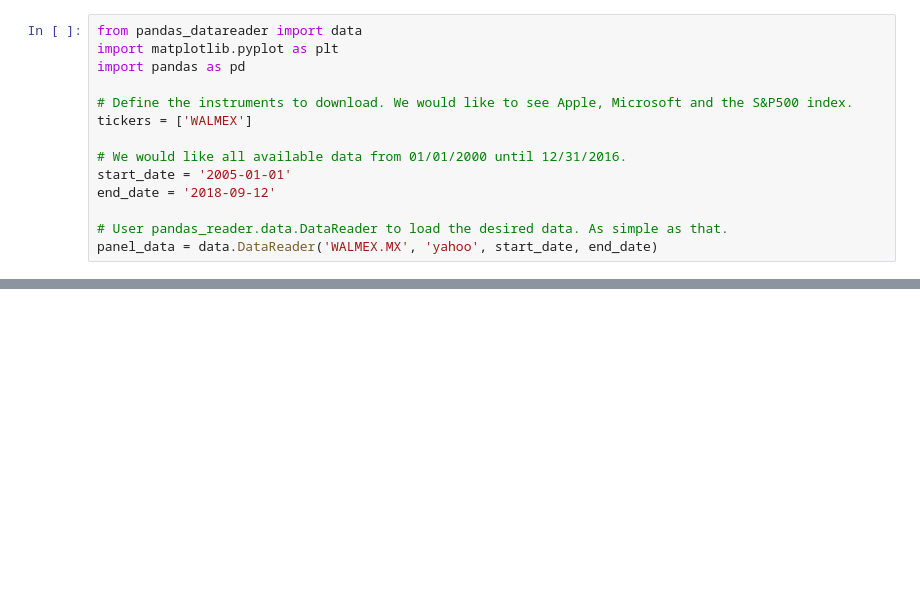
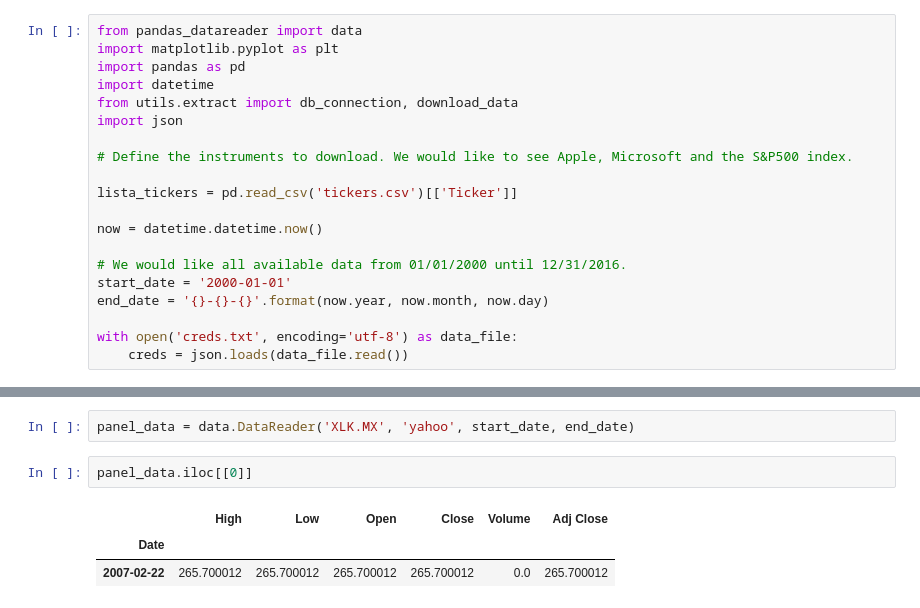
Before and after one commit to prophetai/stock_prophets, a Jupyter notebook: Notebooks/Obtener datos con pandas y yahoo.ipynb, the cells around one changed output, grey strips where cells are left out. Drawn from its saved outputs; the diff is of its cells as text; blank space fills up the shorter version.

```diff
--- a/Notebooks/Obtener datos con pandas y yahoo.ipynb
+++ b/Notebooks/Obtener datos con pandas y yahoo.ipynb
@@ -2,13 +2,19 @@
 from pandas_datareader import data
 import matplotlib.pyplot as plt
 import pandas as pd
+import datetime
+from utils.extract import db_connection, download_data
+import json
 
 # Define the instruments to download. We would like to see Apple, Microsoft and the S&P500 index.
-tickers = ['WALMEX']
+
+lista_tickers = pd.read_csv('tickers.csv')[['Ticker']]
+
+now = datetime.datetime.now()
 
 # We would like all available data from 01/01/2000 until 12/31/2016.
-start_date = '2005-01-01'
-end_date = '2018-09-12'
+start_date = '2000-01-01'
+end_date = '{}-{}-{}'.format(now.year, now.month, now.day)
 
-# User pandas_reader.data.DataReader to load the desired data. As simple as that.
-panel_data = data.DataReader('WALMEX.MX', 'yahoo', start_date, end_date)
+with open('creds.txt', encoding='utf-8') as data_file:
+    creds = json.loads(data_file.read())
@@ -24,0 +75,8 @@ panel_data.tail()
+# %%
+panel_data = data.DataReader('XLK.MX', 'yahoo', start_date, end_date)
+# %%
+panel_data.iloc[[0]]
+# %% [output]
+|  | High | Low | Open | Close | Volume | Adj Close |
+| Date |  |  |  |  |  |  |
+| 2007-02-22 | 265.700012 | 265.700012 | 265.700012 | 265.700012 | 0.0 | 265.700012 |
```
Also changed, not shown: parts of 3 cells of this notebook, 5 other files.
